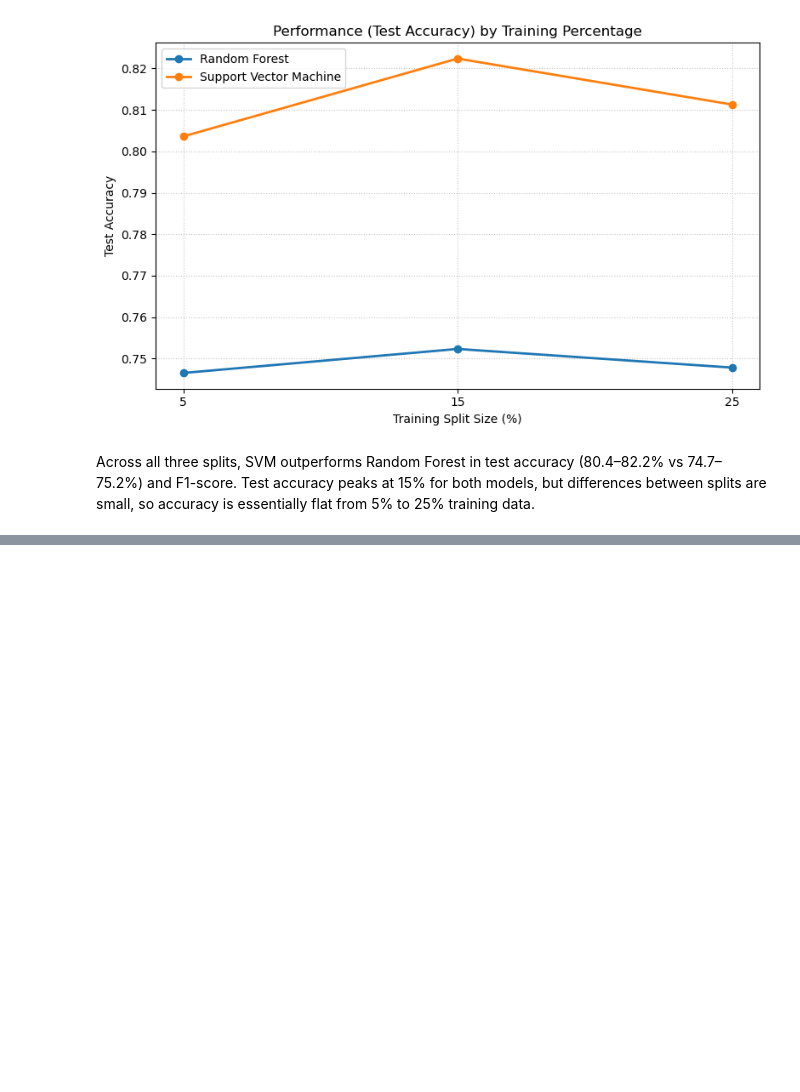
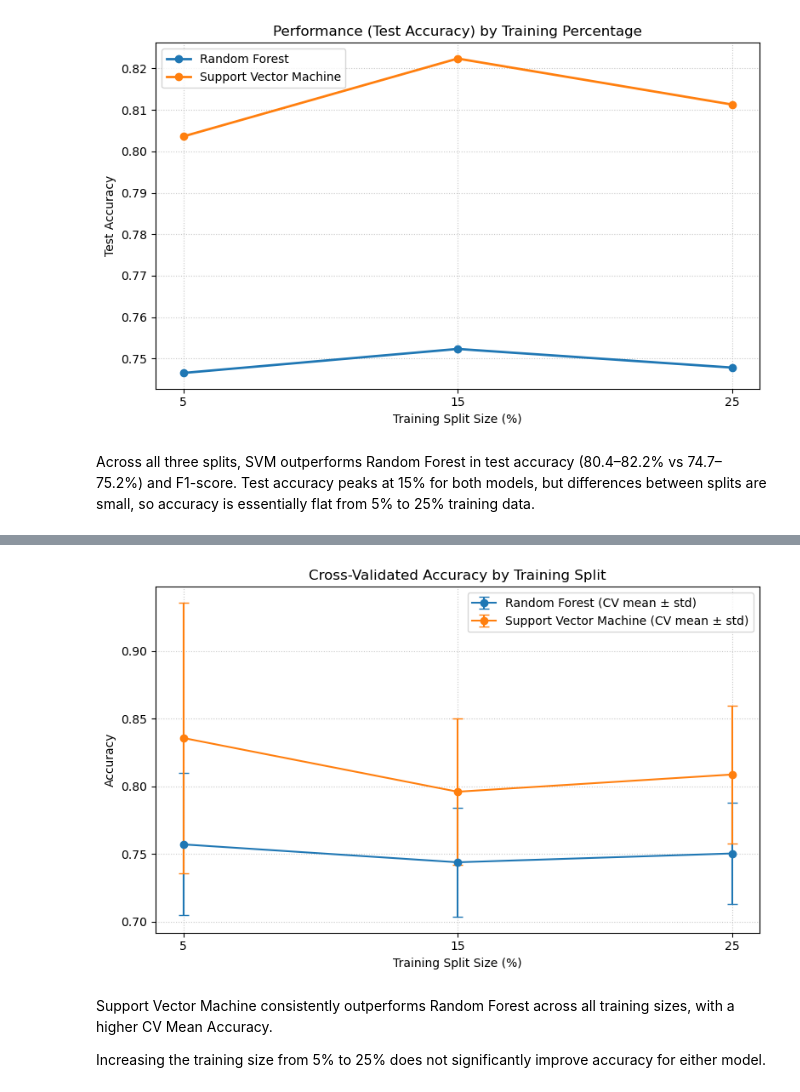
Before and after one commit to sba25055-maker/CA1-Machine-Learning, a Jupyter notebook: CA1MachineLearning.ipynb, the cells around one changed output, grey strips where cells are left out. Cells and saved outputs as stored; diff of their text form; code cells hidden in the pictures; blank space fills up the shorter version.

Commit message:
Cross-Validation to each training size

```diff
--- a/CA1MachineLearning.ipynb
+++ b/CA1MachineLearning.ipynb
@@ -359,0 +366,24 @@ Across all three splits, SVM outperforms Random Forest in test accuracy (80.4–
+# %%
+from sklearn.model_selection import StratifiedKFold
+
+cv = StratifiedKFold(n_splits=5, shuffle=True, random_state=42)
+
+cv_results = []
+for train_size in [0.05, 0.15, 0.25]:
+    X_train, X_test, y_train, y_test = train_test_split(
+        X_pca, y, train_size=train_size, random_state=42, stratify=y
+    )
+    for name, clf in classifiers.items():
+        cv_scores = cross_val_score(clf, X_train, y_train, cv=cv, scoring='accuracy')
+        test_acc = clf.fit(X_train, y_train).score(X_test, y_test)
+
+        cv_results.append({
+            'Train Size (%)': int(train_size * 100),
+            'Classifier': name,
+            'CV Mean Acc': round(cv_scores.mean(), 4),
+            'CV Std': round(cv_scores.std(), 4),
+            'Test Acc': round(test_acc, 4)
+        })
+
+cv_df = pd.DataFrame(cv_results)
+print(cv_df.to_string(index=False))
@@ -359,0 +398,18 @@ Across all three splits, SVM outperforms Random Forest in test accuracy (80.4–
+# %%
+fig, ax = plt.subplots(figsize=(8, 5))
+for name in cv_df['Classifier'].unique():
+    d = cv_df[cv_df['Classifier'] == name]
+    ax.errorbar(d['Train Size (%)'], d['CV Mean Acc'], yerr=d['CV Std'],
+                marker='o', capsize=4, label=f'{name} (CV mean ± std)')
+ax.set(xlabel='Training Split Size (%)', ylabel='Accuracy',
+       title='Cross-Validated Accuracy by Training Split', xticks=[5, 15, 25])
+ax.grid(True, linestyle=':', alpha=0.7)
+ax.legend()
+plt.tight_layout()
+plt.show()
+# %% [output]
+[figure, added]
+# %% [markdown]
+Support Vector Machine consistently outperforms Random Forest across all training sizes, with a higher CV Mean Accuracy.
+
+Increasing the training size from 5% to 25% does not significantly improve accuracy for either model.
```
Also changed, not shown: parts of 2 cells of this notebook.
